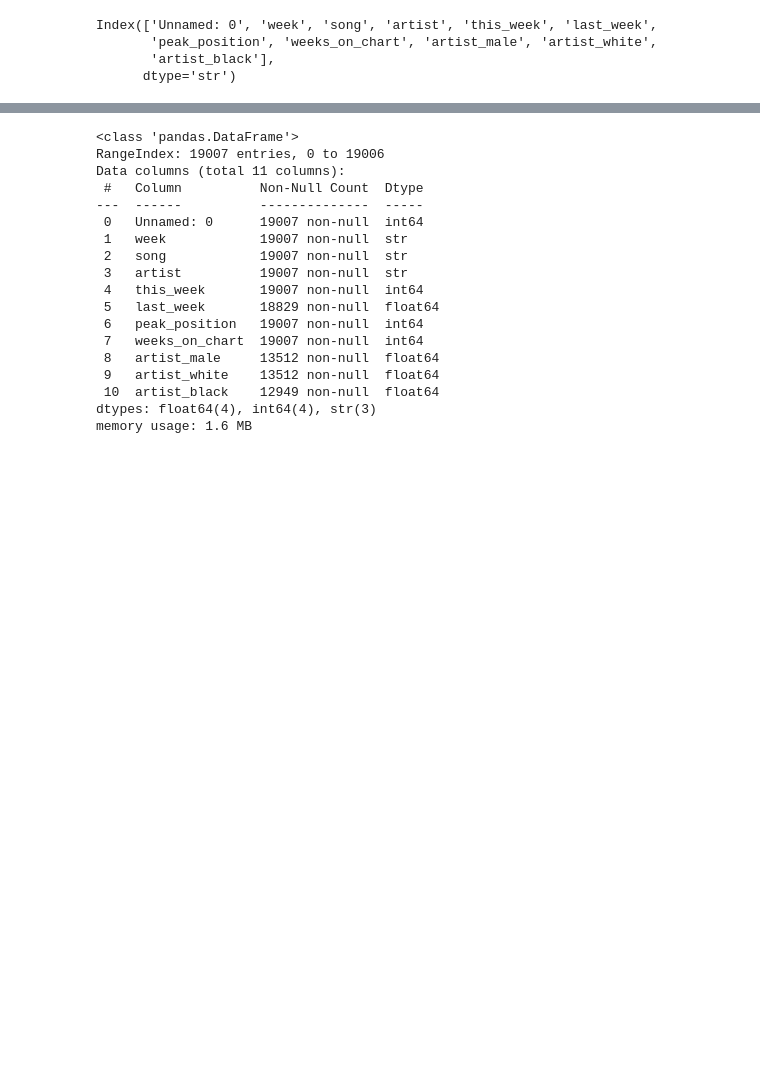
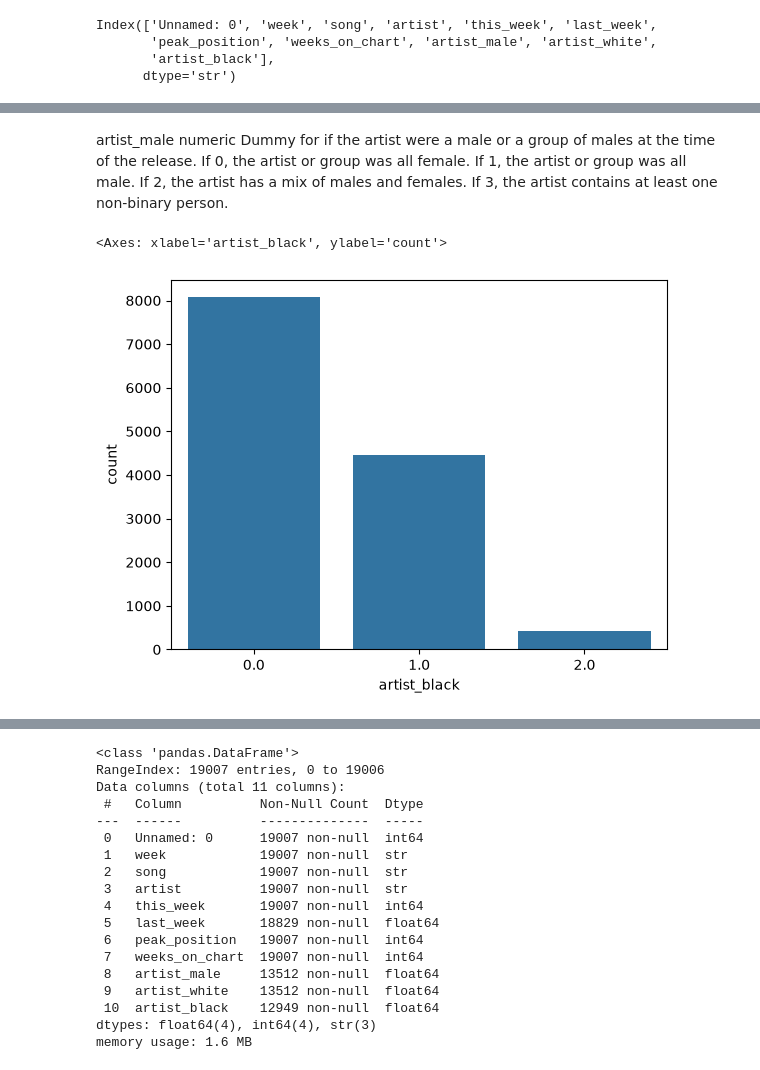
Before and after one commit to IzzyMRob/CS_161_Project, a Jupyter notebook: caden_artist_demographic.ipynb, the cells around one changed output, grey strips where cells are left out. Drawn from its saved outputs; the diff is of its cells as text; code cells hidden in the pictures; blank space fills up the shorter version.

```diff
--- a/caden_artist_demographic.ipynb
+++ b/caden_artist_demographic.ipynb
@@ -170,0 +165,8 @@ sns.catplot(data= reached_1_artists, x='artist_white', y = 'Unnamed: 0', kind =
+# %% [markdown]
+artist_male	numeric	Dummy for if the artist were a male or a group of males at the time of the release. If 0, the artist or group was all female. If 1, the artist or group was all male. If 2, the artist has a mix of males and females. If 3, the artist contains at least one non-binary person.
+# %%
+#shows the race of each artist to reach the number 1 spot on the billboard
+sns.countplot(data= reached_1_artists, x='artist_black')
+# %% [output]
+<Axes: xlabel='artist_black', ylabel='count'>
+[figure, added]
```
Also changed, not shown: parts of 15 cells of this notebook.
